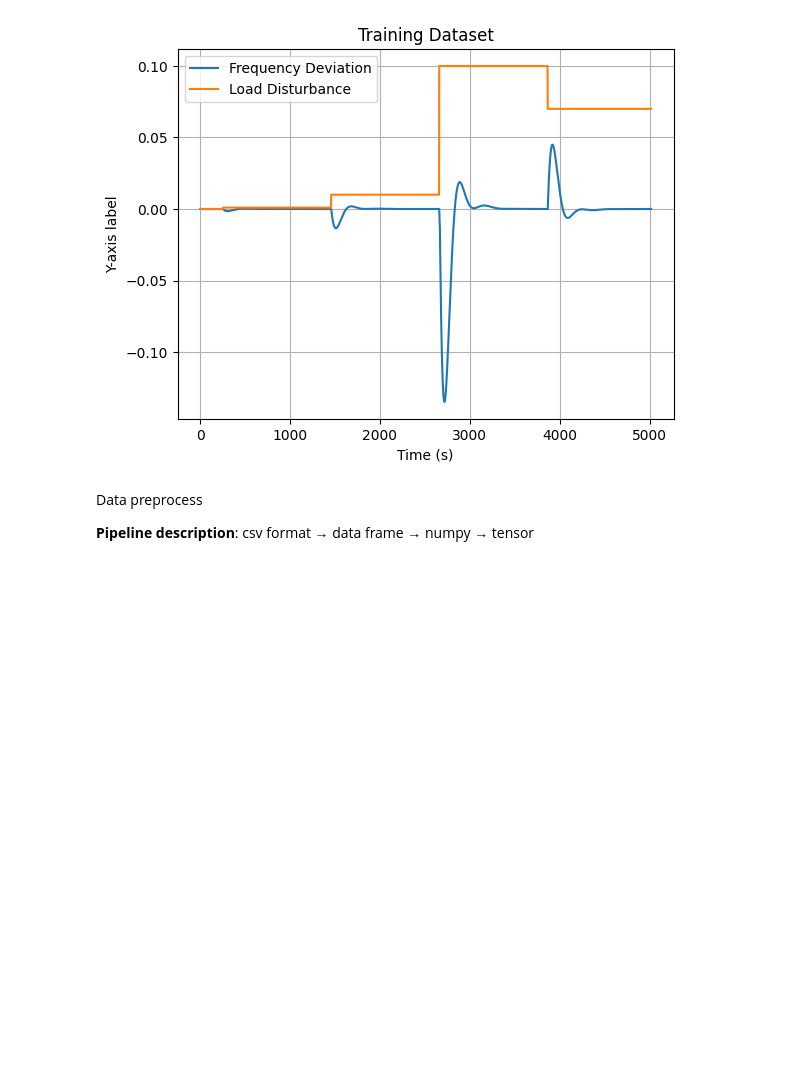
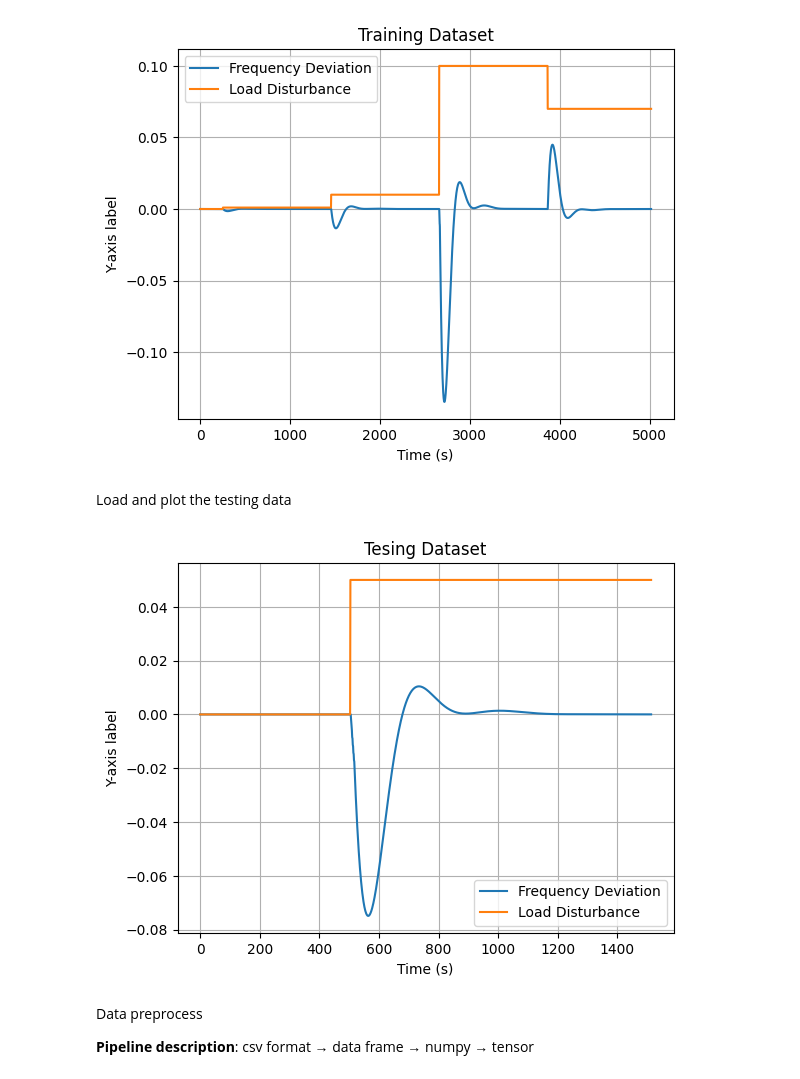
Before and after one commit to Siarzis/ai-tutor, a Jupyter notebook: lfc_disturbance_prediction_lstm.ipynb, the cells around one changed output. Saved outputs shown, nothing was run; the diff lists cells and outputs as text; code cells hidden in the pictures; blank space fills up the shorter version.

```diff
--- a/lfc_disturbance_prediction_lstm.ipynb
+++ b/lfc_disturbance_prediction_lstm.ipynb
@@ -28,6 +28,22 @@ plt.grid(True)
 plt.show()
 # %% [output]
 [figure]
+# %% [markdown]
+Load and plot the testing data
+# %%
+test_dataset_df = pd.read_csv('test_dataset.csv', dtype=np.float32)
+
+plt.figure()
+plt.plot(test_dataset_df.iloc[:, 1], label='Frequency Deviation')
+plt.plot(test_dataset_df.iloc[:, 2], label='Load Disturbance')
+plt.xlabel('Time (s)')
+plt.ylabel('Y-axis label')
+plt.title('Tesing Dataset')
+plt.legend()
+plt.grid(True)
+plt.show()
+# %% [output]
+[figure, added]
 # %% [markdown]
 Data preprocess
 
```
Also changed, not shown: parts of 4 cells of this notebook.
